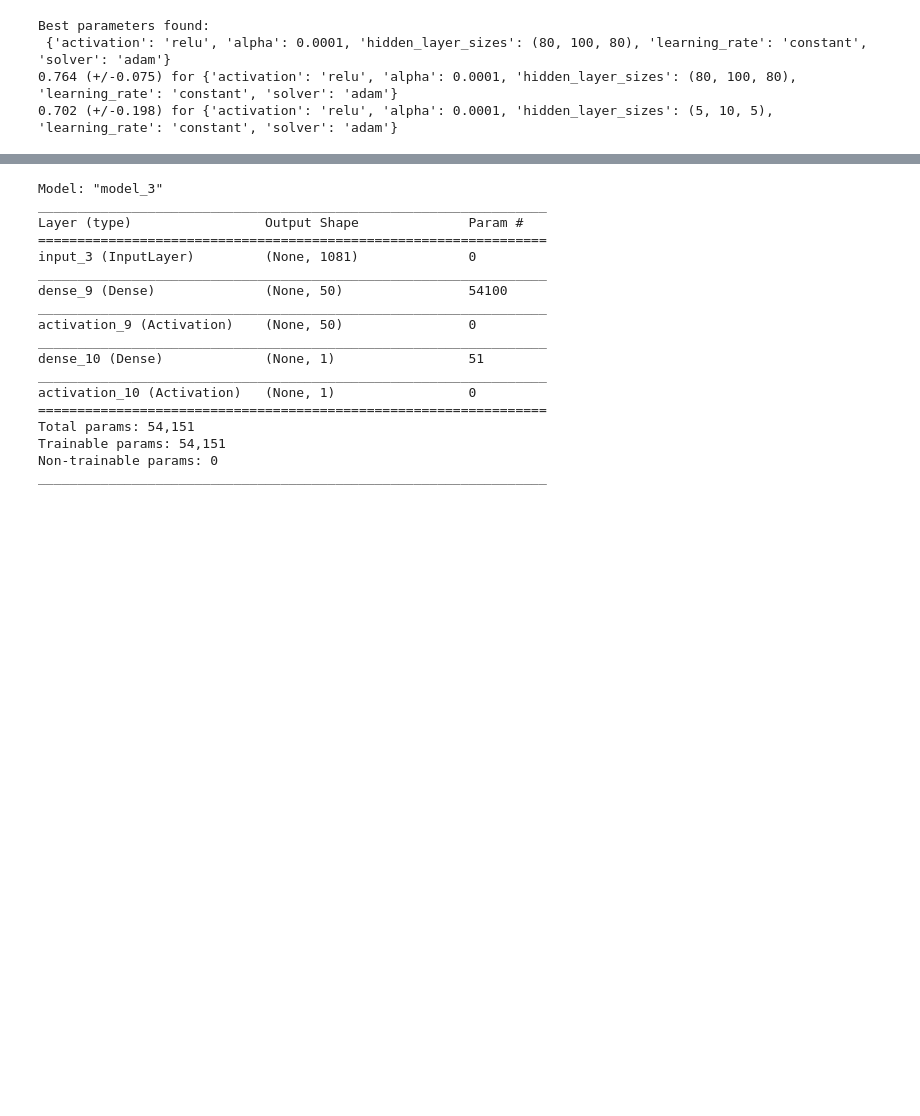
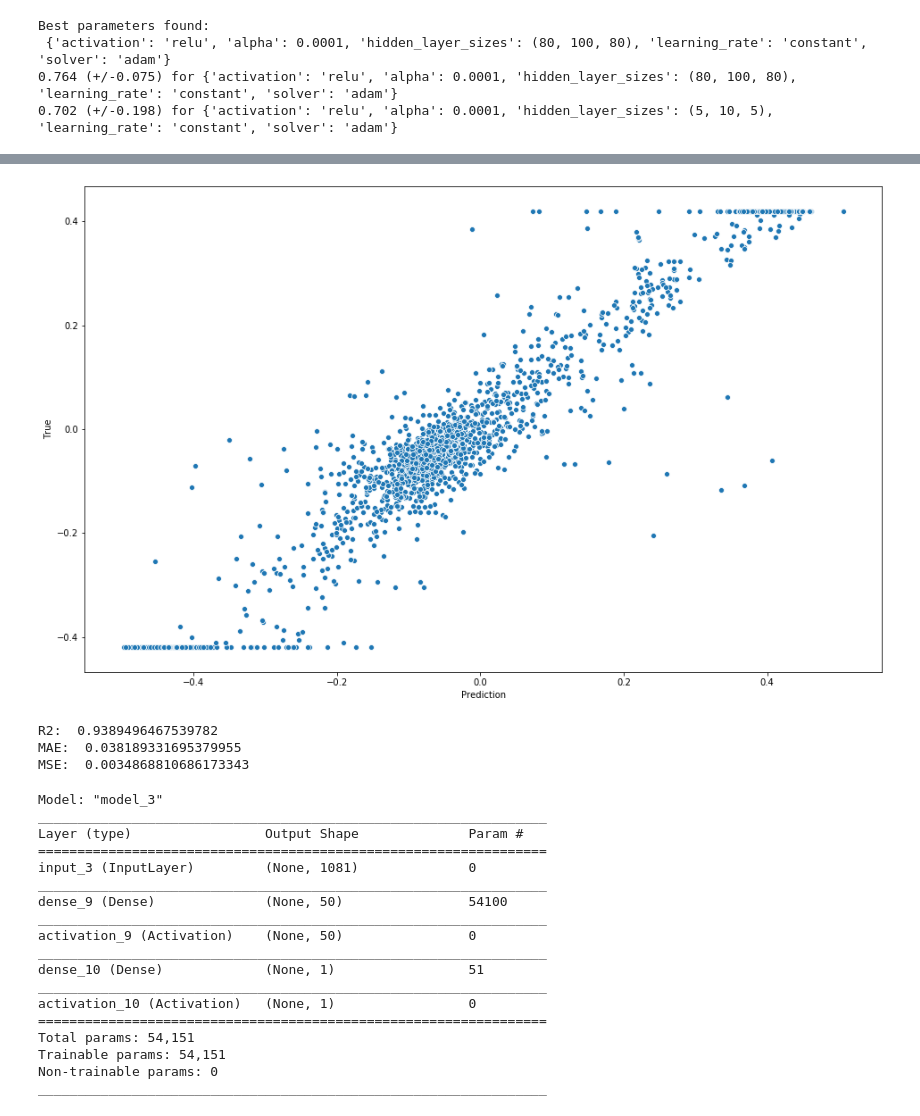
Before and after one commit to jonajo15/f1tenth-policy, a Jupyter notebook: policy_network.ipynb, the cells around one changed output, grey strips where cells are left out. Saved outputs shown, nothing was run; the diff lists cells and outputs as text; code cells hidden in the pictures; blank space fills up the shorter version.

```diff
--- a/policy_network.ipynb
+++ b/policy_network.ipynb
@@ -208,0 +125,11 @@ pred:  -0.4061769216883706 , true:  -0.4189
+# %%
+#Train MLP from Grid Search
+mlp_best = MLPRegressor(
+    hidden_layer_sizes=(80,100,80),
+    activation='relu',
+    solver='adam',
+    alpha=0.0001,
+    learning_rate='constant',
+    max_iter=200
+)
+mlp_best.fit(x_train, y_train)
@@ -209,3 +145,23 @@ pred:  -0.4061769216883706 , true:  -0.4189
+# %%
+y_pred = mlp_best.predict(x_test)
+
+results = pd.DataFrame()
+results['Prediction'] = y_pred
+results['True'] = y_test
+
+fig = plt.figure(figsize=(16,10))
+ax1 = fig.add_subplot(111)
+cmap = sns.cubehelix_palette(dark=.3, light=.8, as_cmap=True)
+ax1 = sns.scatterplot(x='Prediction', y='True', data=results, palette=cmap)
+plt.show()
+print("R2: ", r2_score(y_test, y_pred))
+print("MAE: ", mean_absolute_error(y_test, y_pred))
+print("MSE: ", mean_squared_error(y_test, y_pred))
+# %% [output]
+[figure, added]
+R2:  0.9389496467539782
+MAE:  0.038189331695379955
+MSE:  0.0034868810686173343
 # %%
 #Keras sequential model
 inputs = Input(shape=(1081,))
```
Also changed, not shown: parts of 14 cells of this notebook, 1 other file.
